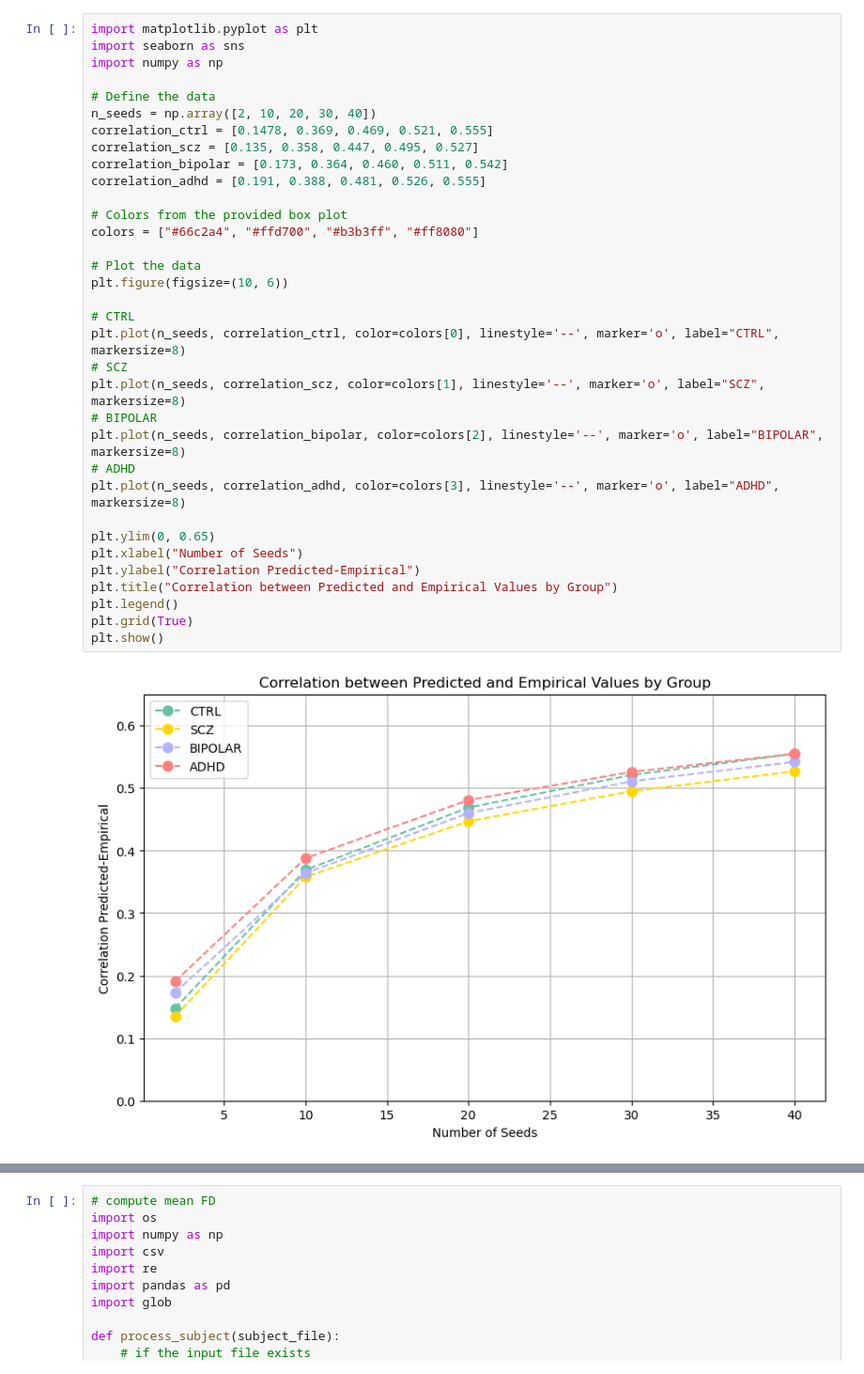
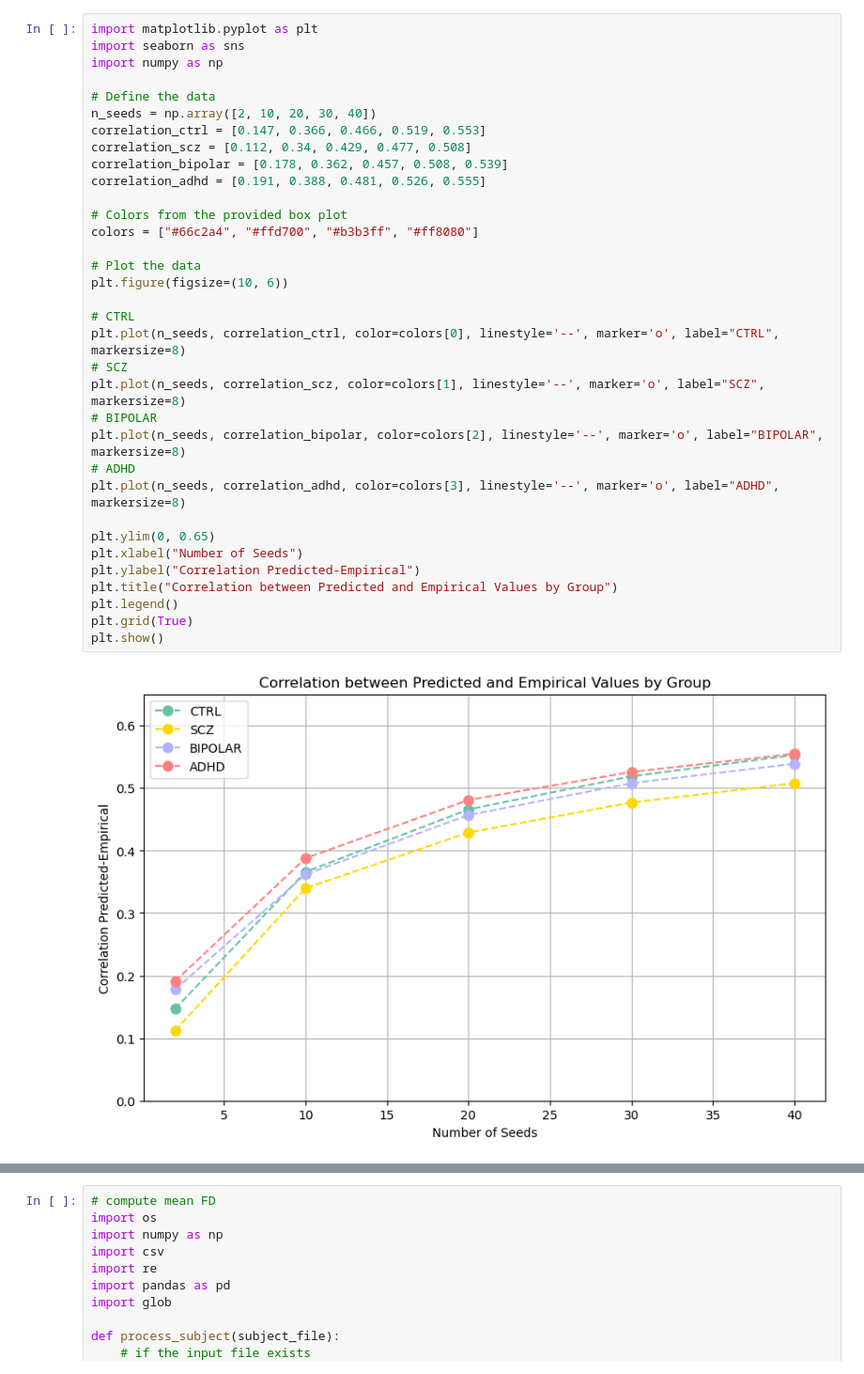
Before and after one commit to gabridele/msc-thesis-research, a Jupyter notebook: new_stats.ipynb, the cells around one changed output, grey strips where cells are left out. Shown at 94% size. Saved outputs shown, nothing was run; the diff lists cells and outputs as text.

```diff
--- a/new_stats.ipynb
+++ b/new_stats.ipynb
@@ -3,34 +3,34 @@ import matplotlib.pyplot as plt
 import seaborn as sns
 import numpy as np
 
 # Define the data
 n_seeds = np.array([2, 10, 20, 30, 40])
-correlation_ctrl = [0.1478, 0.369, 0.469, 0.521, 0.555]
-correlation_scz = [0.135, 0.358, 0.447, 0.495, 0.527]
-correlation_bipolar = [0.173, 0.364, 0.460, 0.511, 0.542]
+correlation_ctrl = [0.147, 0.366, 0.466, 0.519, 0.553]
+correlation_scz = [0.112, 0.34, 0.429, 0.477, 0.508]
+correlation_bipolar = [0.178, 0.362, 0.457, 0.508, 0.539]
 correlation_adhd = [0.191, 0.388, 0.481, 0.526, 0.555]
 
 # Colors from the provided box plot
 colors = ["#66c2a4", "#ffd700", "#b3b3ff", "#ff8080"]
 
 # Plot the data
 plt.figure(figsize=(10, 6))
 
 # CTRL
 plt.plot(n_seeds, correlation_ctrl, color=colors[0], linestyle='--', marker='o', label="CTRL", markersize=8)
 # SCZ
 plt.plot(n_seeds, correlation_scz, color=colors[1], linestyle='--', marker='o', label="SCZ", markersize=8)
 # BIPOLAR
 plt.plot(n_seeds, correlation_bipolar, color=colors[2], linestyle='--', marker='o', label="BIPOLAR", markersize=8)
 # ADHD
 plt.plot(n_seeds, correlation_adhd, color=colors[3], linestyle='--', marker='o', label="ADHD", markersize=8)
 
 plt.ylim(0, 0.65)
 plt.xlabel("Number of Seeds")
 plt.ylabel("Correlation Predicted-Empirical")
 plt.title("Correlation between Predicted and Empirical Values by Group")
 plt.legend()
 plt.grid(True)
 plt.show()
 # %% [output]
-[figure, old version]
+[figure, new version]
```
Also changed, not shown: parts of 29 cells of this notebook.
